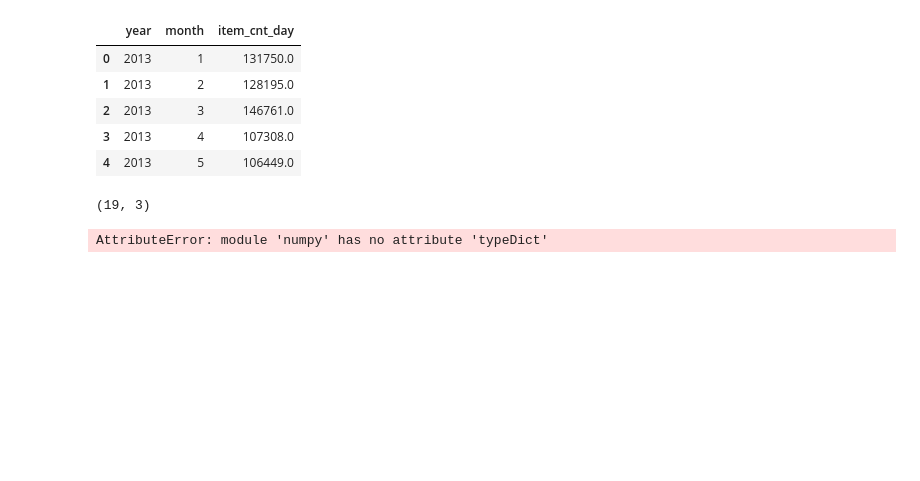
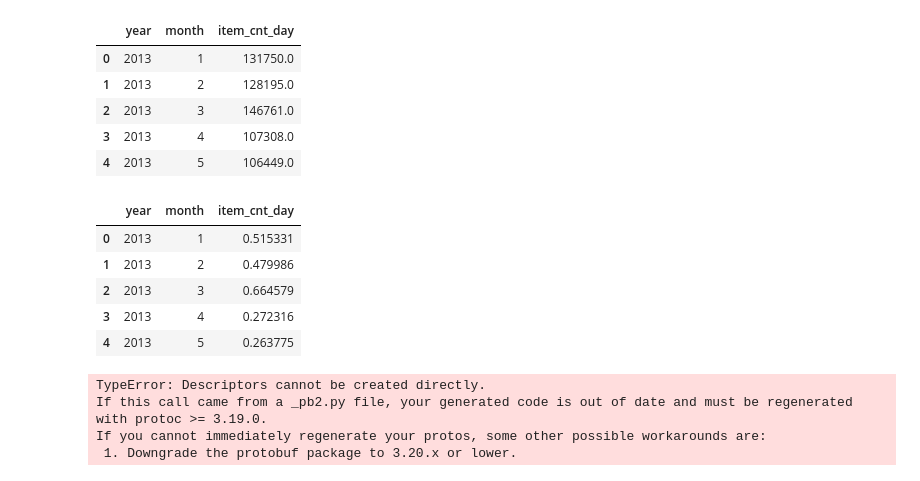
Before and after one commit to saurav1066/KaggleProjects, a Jupyter notebook: Predict future sales/predict.ipynb, the cells around one changed output. Drawn from its saved outputs; the diff is of its cells as text; code cells hidden in the pictures; blank space fills up the shorter version.

Commit message:
Addede time series generator

```diff
--- a/Predict future sales/predict.ipynb
+++ b/Predict future sales/predict.ipynb
@@ -188,27 +188,30 @@ train_df.head()
 | 2 | 2013 | 3 | 146761.0 |
 | 3 | 2013 | 4 | 107308.0 |
 | 4 | 2013 | 5 | 106449.0 |
-# %%
-print(train_df.shape)
-# %% [output]
-(19, 3)
-# %%
-# fit the simple lstm
-from tensorflow.keras.models import Sequential
-from tensorflow.keras.layers import LSTM, Dense, Dropout
-from sklearn.preprocessing import MinMaxScaler
-from sklearn.metrics import mean_squared
-
-
-# scale the data
-scaler = MinMaxScaler()
-train_df['item_cnt_day'] = scaler.fit_transform(train_df['item_cnt_day'].values.reshape(-1, 1))
-
-# train the model on traindf
-model = Sequential()
-model.add(LSTM(4, input_shape=(1, 2)))
-model.add(Dense(1))
-model.compile(loss='mean_squared_error', optimizer='adam')
-model.fit(train_df[['year', 'month']].values.reshape(-1, 1, 2), train_df['item_cnt_day'].values, epochs=100, batch_size=1, verbose=2)
-# %% [output]
-AttributeError: module 'numpy' has no attribute 'typeDict'
+# %%
+# scale or normalize the data
+from sklearn.preprocessing import MinMaxScaler
+scaler = MinMaxScaler()
+train_df['item_cnt_day'] = scaler.fit_transform(train_df[['item_cnt_day']])
+valid_df['item_cnt_day'] = scaler.transform(valid_df[['item_cnt_day']])
+train_df.head()
+# %% [output]
+|  | year | month | item_cnt_day |
+| 0 | 2013 | 1 | 0.515331 |
+| 1 | 2013 | 2 | 0.479986 |
+| 2 | 2013 | 3 | 0.664579 |
+| 3 | 2013 | 4 | 0.272316 |
+| 4 | 2013 | 5 | 0.263775 |
+# %%
+## using timeseries generator to generate data for the model
+from tensorflow.keras.preprocessing.sequence import TimeseriesGenerator
+
+# define the generator
+n_features = 1
+train_generator = TimeseriesGenerator(train_df[[ 'item_cnt_day']].values, train_df['item_cnt_day'].values, length=n_features, batch_size=1)
+valid_generator = TimeseriesGenerator(valid_df[['item_cnt_day']].values, valid_df['item_cnt_day'].values, length=n_features, batch_size=1)
+# %% [output]
+TypeError: Descriptors cannot be created directly.
+If this call came from a _pb2.py file, your generated code is out of date and must be regenerated with protoc >= 3.19.0.
+If you cannot immediately regenerate your protos, some other possible workarounds are:
+ 1. Downgrade the protobuf package to 3.20.x or lower.
```
